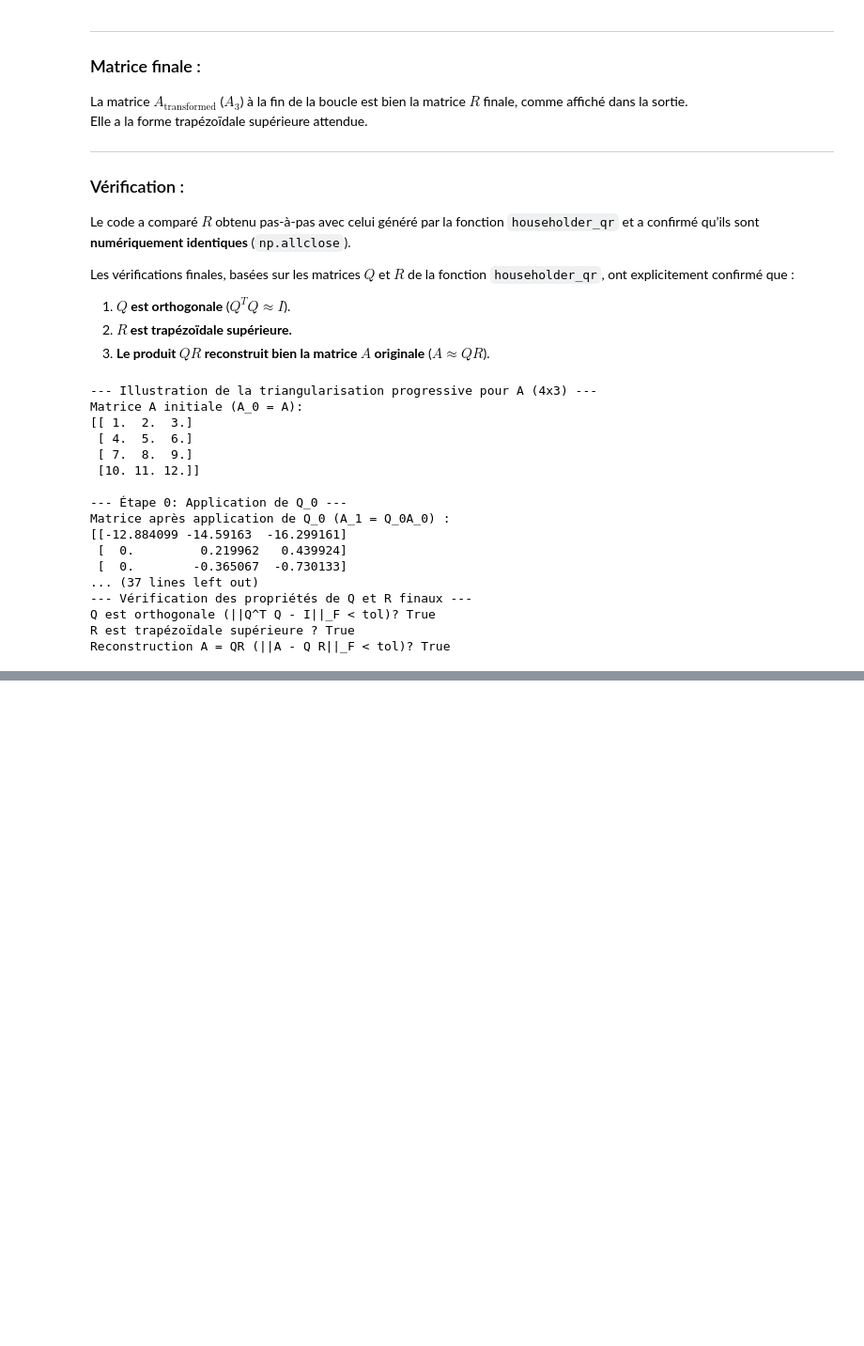
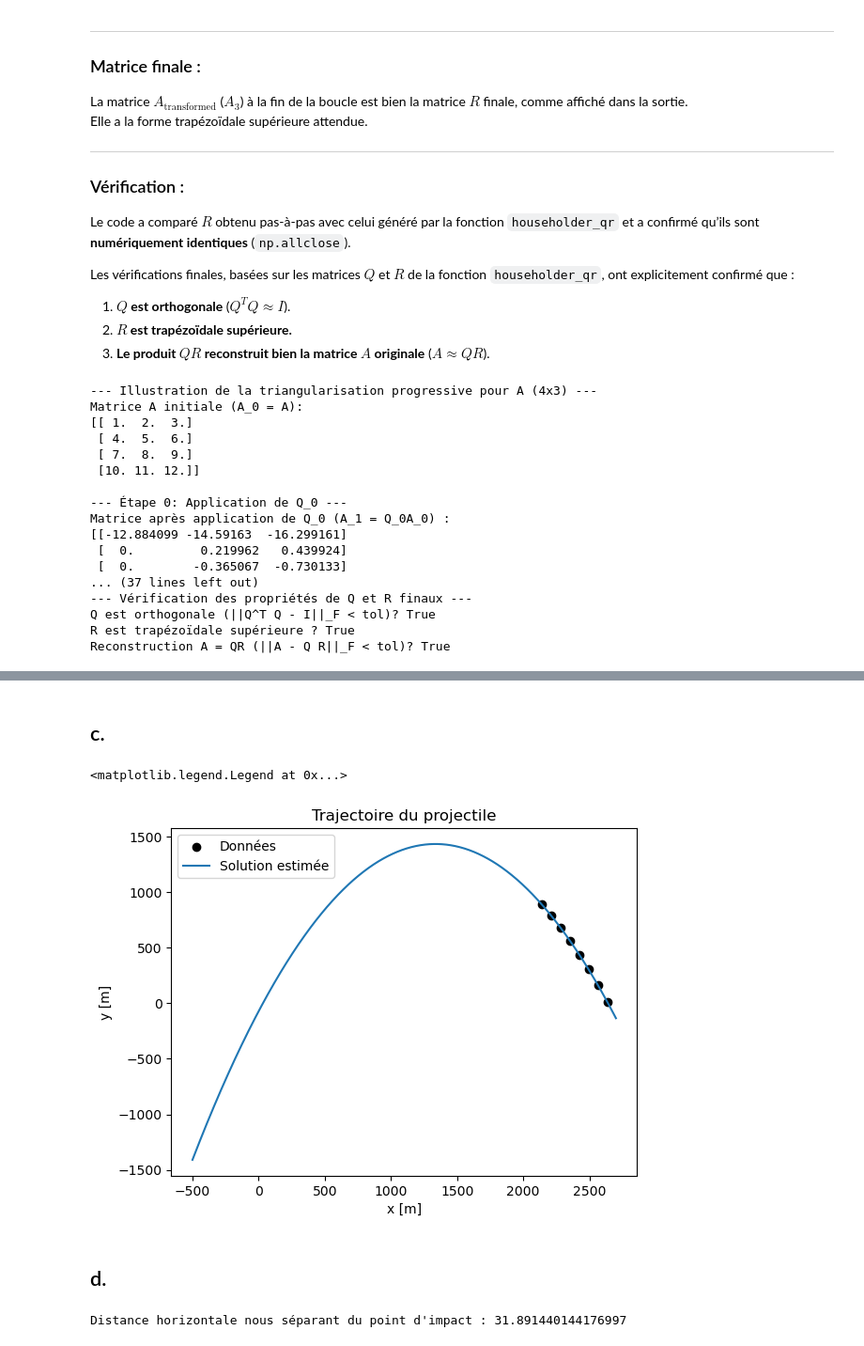
Before and after one commit to Antetokounpo/PhysNum-TP, a Jupyter notebook: TP3/TP3.ipynb, the cells around one changed output, grey strips where cells are left out. Shown at 94% size. Saved outputs shown, nothing was run; the diff lists cells and outputs as text; code cells hidden in the pictures; blank space fills up the shorter version.

```diff
--- a/TP3/TP3.ipynb
+++ b/TP3/TP3.ipynb
@@ -792,0 +950,17 @@ Reconstruction A = QR (||A - Q R||_F < tol)? True
+# %%
+# Données de bataille navale
+data = np.genfromtxt("bataille_navale_equipe007.csv", delimiter=',', skip_header=1)
+print(data)
+
+# Vecteur colonne Y
+Y = data[:, [1]]
+
+# Matrice X
+X = data[:, 0]
+X = np.array([np.ones(X.shape), X, X**2]).transpose()
+
+Q_hat, R_hat = householder_qr(X, reduite=True)
+
+alpha = np.linalg.inv(R_hat) @ Q_hat.T @ Y
+
+print(alpha)
@@ -792,0 +979,48 @@ Reconstruction A = QR (||A - Q R||_F < tol)? True
+# %% [markdown]
+## c.
+# %%
+import matplotlib.pyplot as plt
+
+
+plt.scatter(data[:, 0], data[:, 1], color='black', label="Données")
+
+x = np.linspace(-500, 2700, 1000)
+y = alpha[0] + alpha[1]*x + alpha[2]*x**2
+
+plt.plot(x, y, label="Solution estimée")
+plt.title("Trajectoire du projectile")
+plt.ylabel("y [m]")
+plt.xlabel("x [m]")
+plt.legend()
+# %% [output]
+<matplotlib.legend.Legend at 0x...>
+[figure, added]
+# %% [markdown]
+## d.
+# %%
+def bisection_method(f, a, b, atol=2e-12, rtol=8e-16, maxiter=100):
+    if f(a) >= 0 or f(b) <= 0:
+        raise ValueError("f(a) doit être négatif et f(b) doit être positif")
+
+    for _ in range(maxiter):
+        c = (a+b)/2
+        #print(c)
+
+        f_c = f(c)
+
+        if f_c == 0 or np.allclose((b-a)/2, 0, rtol=rtol, atol=atol):
+            return c
+
+        if f_c < 0:
+            a = c
+        else:
+            b = c
+    raise ValueError("Did not converge")
+
+f = lambda x: alpha[0] + alpha[1]*x + alpha[2]*x**2
+
+distance = bisection_method(f, -500, 500)
+
+print("Distance horizontale nous séparant du point d'impact :", distance)
+# %% [output]
+Distance horizontale nous séparant du point d'impact : 31.891440144176997
```
Also changed, not shown: parts of 5 cells of this notebook.
